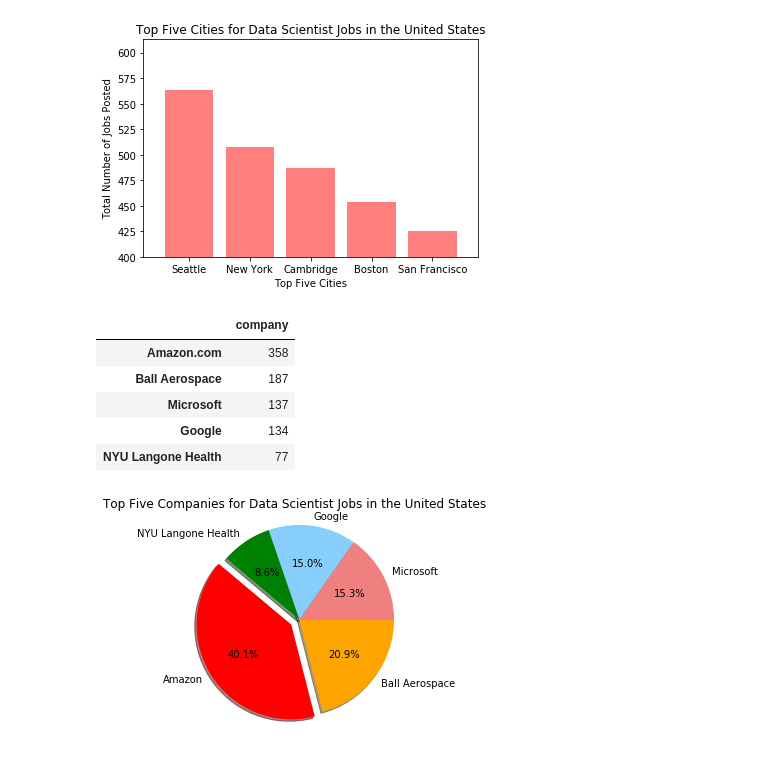
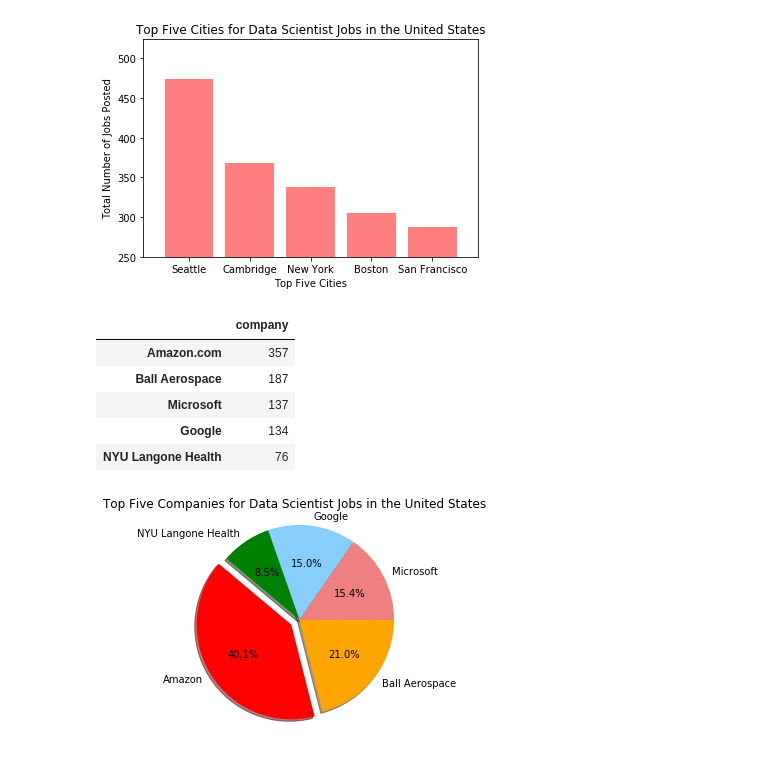
Before and after one commit to tjgrafft/DataScienceJobs_Project, a Jupyter notebook: project_code2.ipynb, the cells around one changed output. Saved outputs shown, nothing was run; the diff lists cells and outputs as text; code cells hidden in the pictures.

Commit message:
AustinvsSeattle

```diff
--- a/project_code2.ipynb
+++ b/project_code2.ipynb
@@ -17,3 +17,7 @@ all_data_read.head()
 | 2 | Data Scientist | Xpert Staffing | Growing company located in the At... | NaN | Atlanta, GA |
 | 3 | Data Analyst | Operation HOPE | DEPARTMENT: Program OperationsPOS... | 44.0 | Atlanta, GA 30303 |
 | 4 | Assistant Professor -TT - Signal ... | Emory University | DESCRIPTION\nThe Emory University... | 550.0 | Atlanta, GA |
+# %%
+#Got rid of all NA values in the dataset
+all_data_read = all_data_read.dropna()
+all_data_read.head()
@@ -28,20 +48,20 @@ five_locations = data_locations.head(5)
 # %%
 # Making a bar graph based on the top five locations where most jobs are posted
-total_jobs = [563, 508, 487, 454, 425]
+total_jobs = [474, 368, 338, 305, 287]
 x_axis = np.arange(len(five_locations))
 tick_locations = [value for value in x_axis]
-plt.xticks(tick_locations, ["Seattle", "New York", "Cambridge", "Boston", "San Francisco"])
+plt.xticks(tick_locations, ["Seattle", "Cambridge", "New York", "Boston", "San Francisco"])
 plt.bar(x_axis, total_jobs, color='r', alpha=0.5, align="center")
 plt.xlim(-0.75, len(x_axis)-0.25)
-plt.ylim(400, max(total_jobs)+50)
+plt.ylim(250, max(total_jobs)+50)
 plt.title("Top Five Cities for Data Scientist Jobs in the United States")
 plt.xlabel("Top Five Cities")
 plt.ylabel("Total Number of Jobs Posted")
 # Save an image of the chart and print it to the screen
 plt.savefig("Images/Top_five_cities.png")
 plt.show()
 # %% [output]
-[figure, old version]
+[figure, new version]
 # %%
 companies = all_data_read["company"]
 
@@ -53,9 +73,9 @@ five_company = data_company.head(5)
 five_company
 # %% [output]
 |  | company |
-| Amazon.com | 358 |
+| Amazon.com | 357 |
 | Ball Aerospace | 187 |
 | Microsoft | 137 |
 | Google | 134 |
-| NYU Langone Health | 77 |
+| NYU Langone Health | 76 |
 # %%
```
Also changed, not shown: parts of 10 cells of this notebook.
